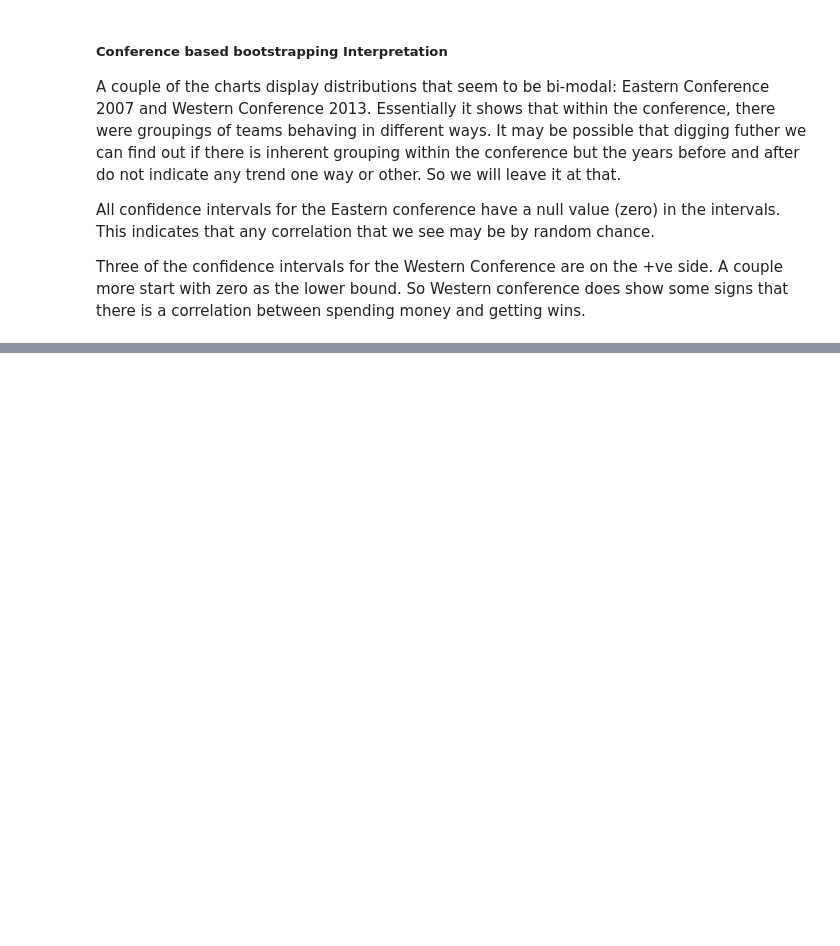
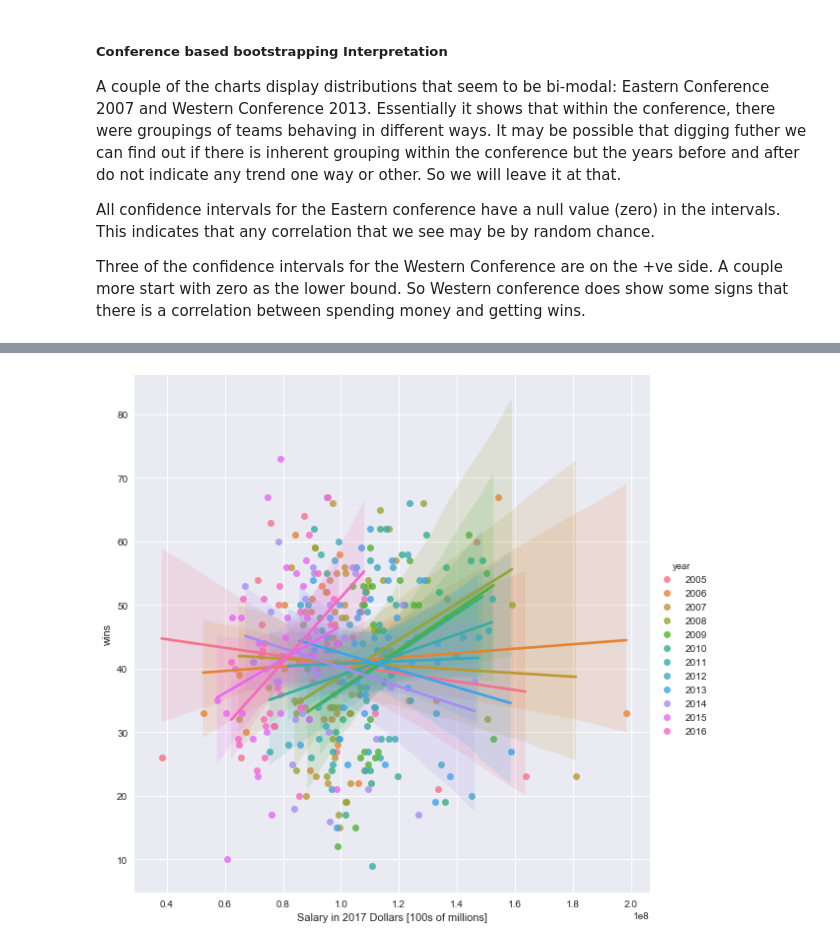
Before and after one commit to noorzaman/bb_finances, a Jupyter notebook: zaman_nurul.ipynb, the cells around one changed output, grey strips where cells are left out. Saved outputs shown, nothing was run; the diff lists cells and outputs as text; code cells hidden in the pictures; blank space fills up the shorter version.

```diff
--- a/zaman_nurul.ipynb
+++ b/zaman_nurul.ipynb
@@ -1581,9 +1624,13 @@ def plot_salary_and_wins_relationship(df):
 
     plt.show()
 # %%
-def plot_normalized_salaries_vs_wins(df, combined = True):
+def plot_normalized_salaries_vs_wins(df, combined = False):
     if combined:
         sns.jointplot(x="salary_2017", y="wins", data=df, kind = "reg", size=6)
     else:
-        sns.lmplot(x="salary_2017", y="wins", hue="year", truncate=True, data=df2, size=7)
+        sns.lmplot(x="salary_2017", y="wins", hue="year", truncate=True, data=df, size=8)
     plt.xlabel("Salary in 2017 Dollars [100s of millions]")
+# %%
+plot_normalized_salaries_vs_wins(get_all_normalized_salaries())
+# %% [output]
+[figure, added]
```
Also changed, not shown: parts of 32 cells of this notebook, 1 other file.
